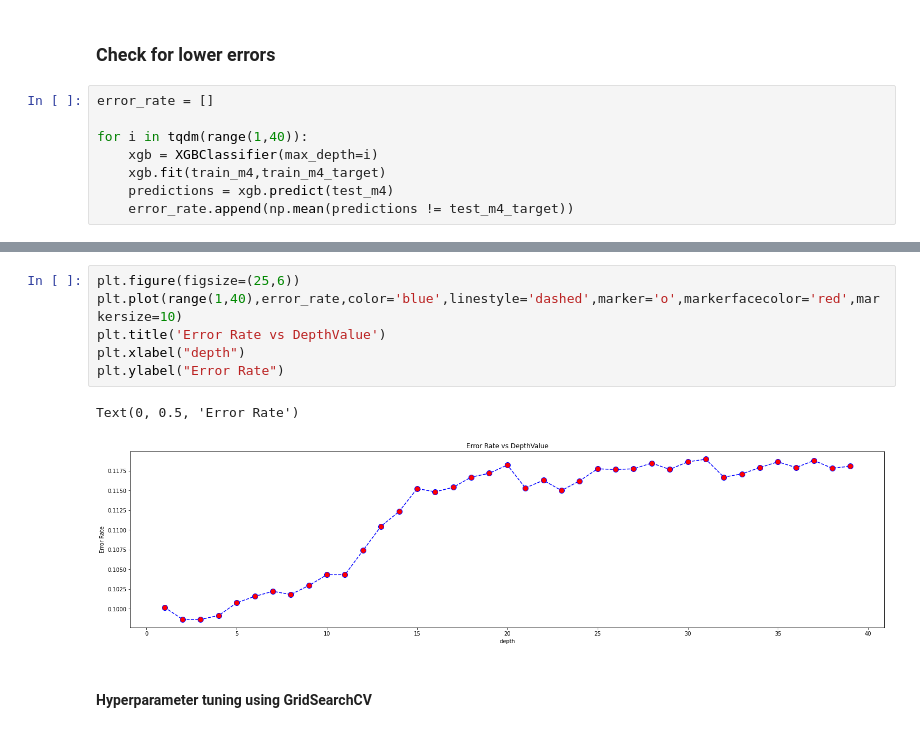
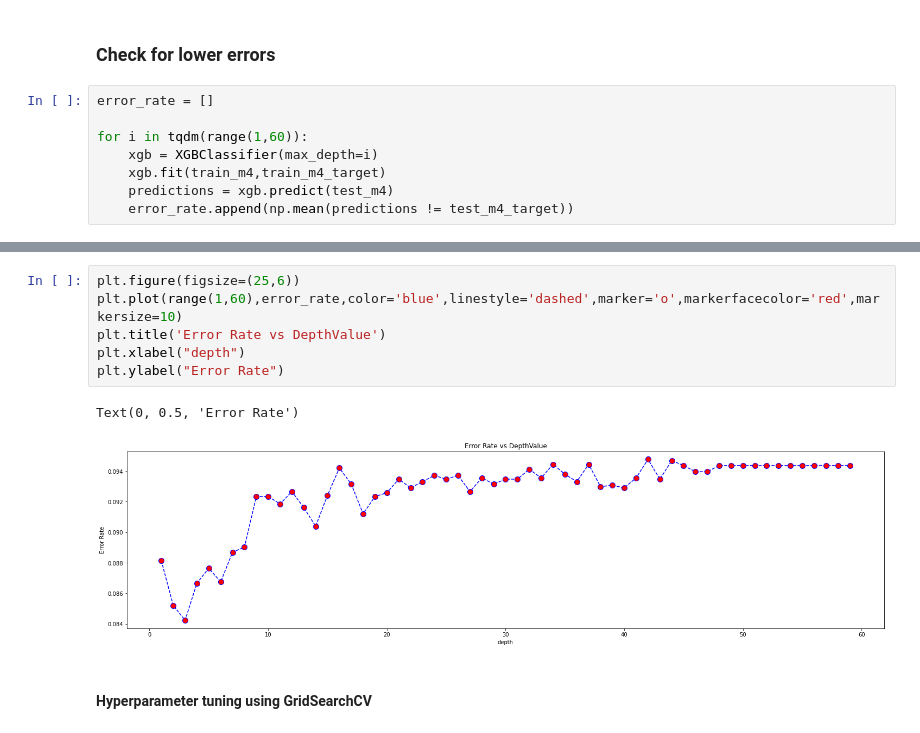
Before and after one commit to 13caroline/term-deposit-subscriptions, a Jupyter notebook: Machine_Learning/Supervised_Learning/XGBoost/XGBoost.ipynb, the cells around one changed output, grey strips where cells are left out. Drawn from its saved outputs; the diff is of its cells as text.

```diff
--- a/Machine_Learning/Supervised_Learning/XGBoost/XGBoost.ipynb
+++ b/Machine_Learning/Supervised_Learning/XGBoost/XGBoost.ipynb
@@ -647,7 +647,7 @@ test_m4 = test_m4.drop(columns=['y'])
 # %%
 error_rate = []
 
-for i in tqdm(range(1,40)):
+for i in tqdm(range(1,60)):
     xgb = XGBClassifier(max_depth=i)
     xgb.fit(train_m4,train_m4_target)
     predictions = xgb.predict(test_m4)
@@ -655,12 +669,12 @@ for i in tqdm(range(1,40)):
 # %%
 plt.figure(figsize=(25,6))
-plt.plot(range(1,40),error_rate,color='blue',linestyle='dashed',marker='o',markerfacecolor='red',markersize=10)
+plt.plot(range(1,60),error_rate,color='blue',linestyle='dashed',marker='o',markerfacecolor='red',markersize=10)
 plt.title('Error Rate vs DepthValue')
 plt.xlabel("depth")
 plt.ylabel("Error Rate")
 # %% [output]
 Text(0, 0.5, 'Error Rate')
-[figure, old version]
+[figure, new version]
 # %% [markdown]
 #### Hyperparameter tuning using GridSearchCV
 # %%
```
Also changed, not shown: parts of 9 cells of this notebook, 32 other files.
